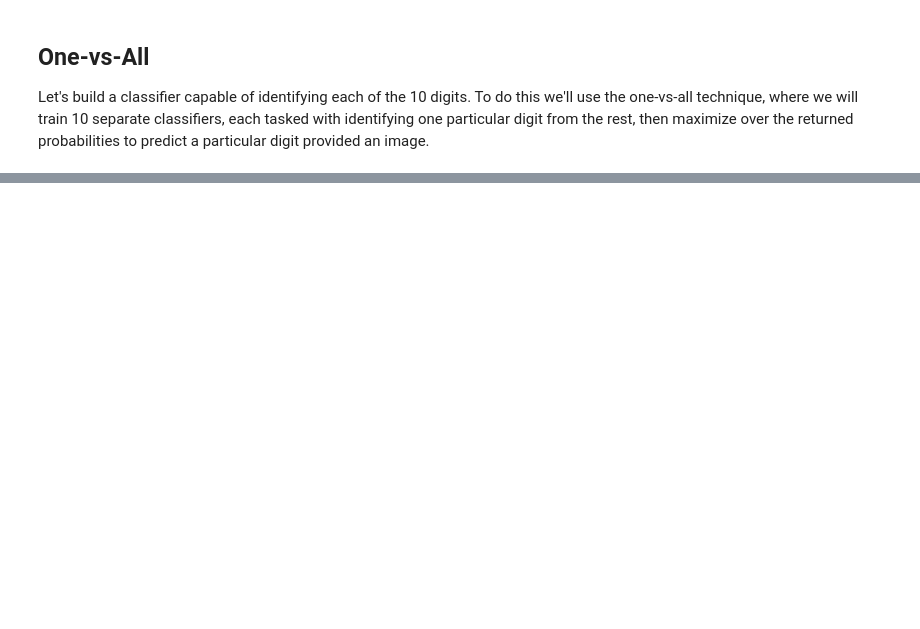
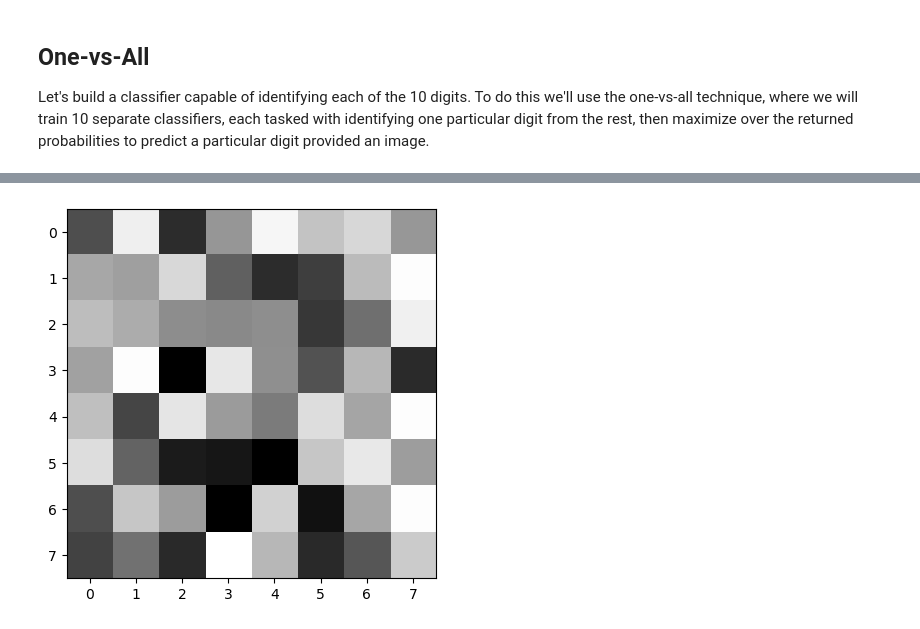
Before and after one commit to maxisi/bfarr-comp-phys-25, a Jupyter notebook: notebooks/Multiclass Classification.ipynb, the cells around one changed output, grey strips where cells are left out. Cells and saved outputs as stored; diff of their text form; code cells hidden in the pictures; blank space fills up the shorter version.

```diff
--- a/notebooks/Multiclass Classification.ipynb
+++ b/notebooks/Multiclass Classification.ipynb
@@ -113,0 +174,6 @@ print(training_acc, validation_acc)
+# %%
+x0 = np.random.uniform(0, 16, size=X.shape[1])
+x0[0] = 1
+plt.imshow(x0[1:].reshape((8, 8)), cmap='Greys');
+# %% [output]
+[figure, added]
```
Also changed, not shown: parts of 18 cells of this notebook.
